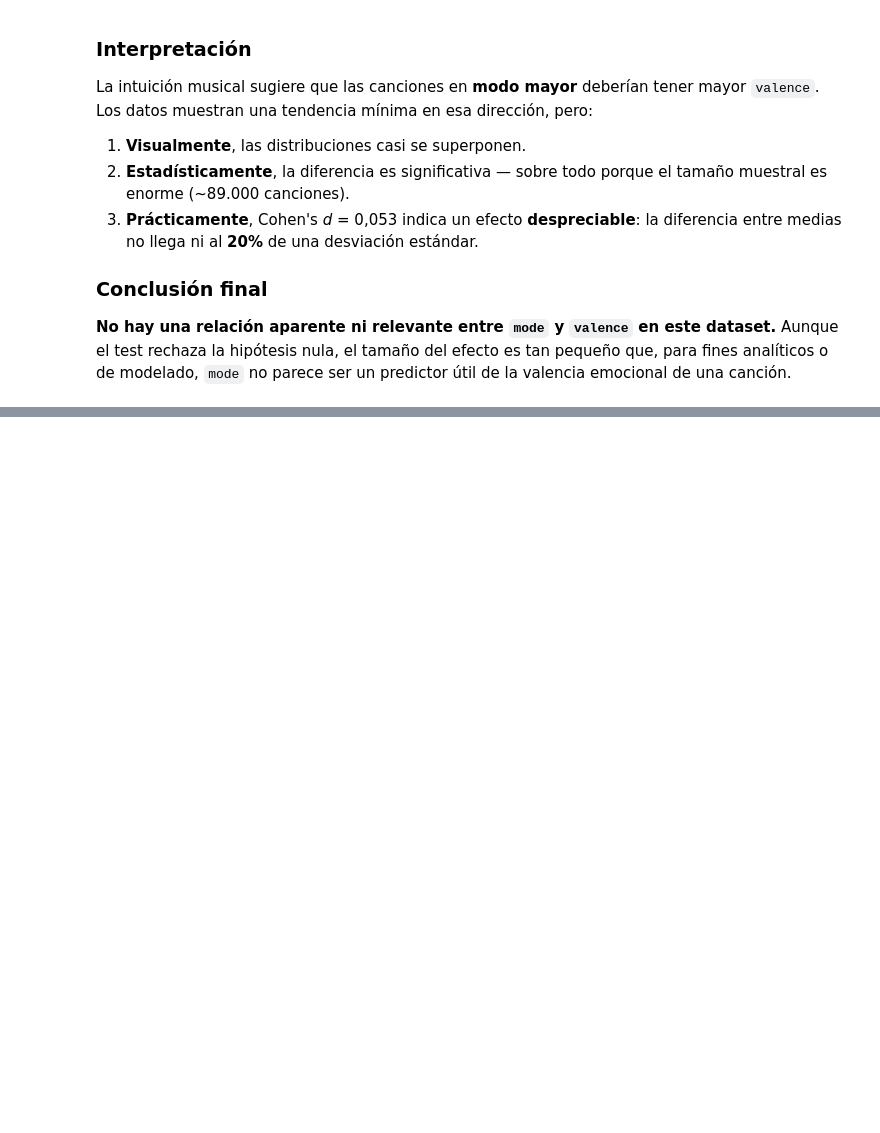
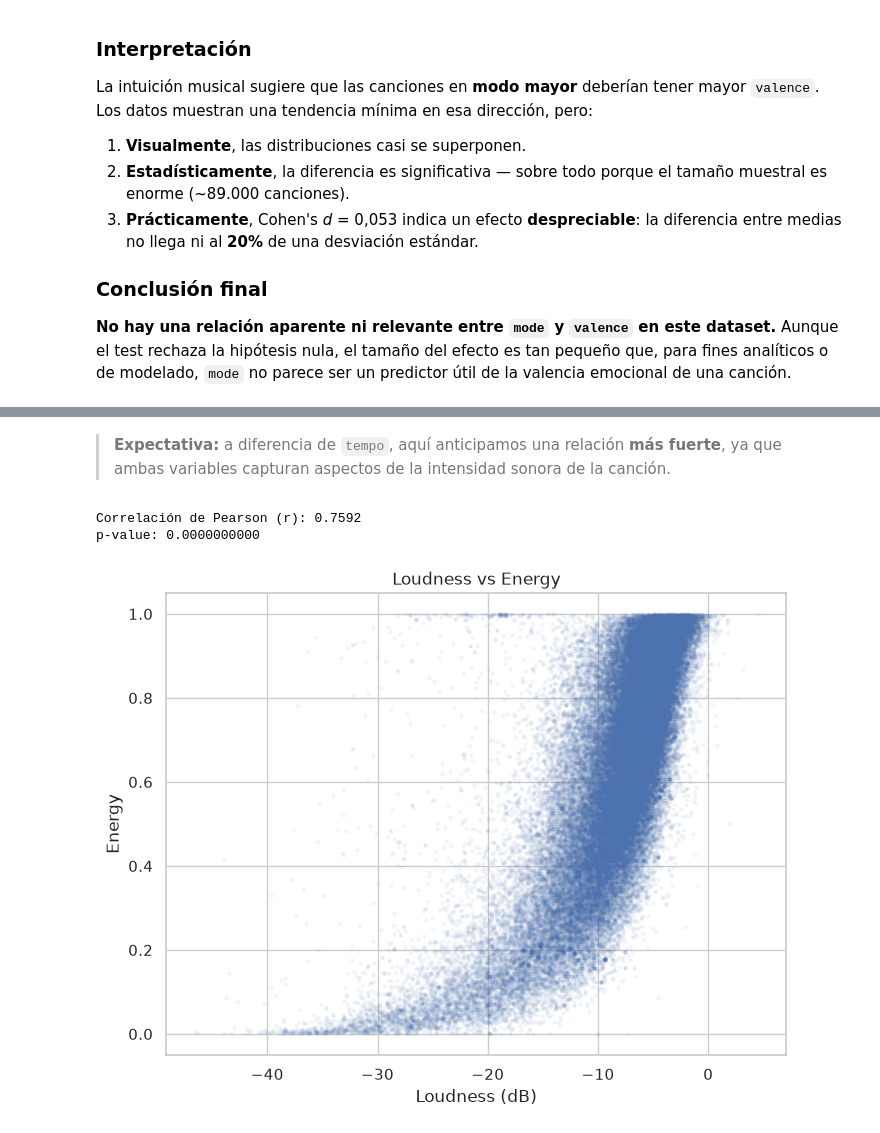
Before and after one commit to JuanDa72/music-mood-analysis, a Jupyter notebook: notebooks/02_hypothesis_testing.ipynb, the cells around one changed output, grey strips where cells are left out. Saved outputs shown, nothing was run; the diff lists cells and outputs as text; code cells hidden in the pictures; blank space fills up the shorter version.

```diff
--- a/notebooks/02_hypothesis_testing.ipynb
+++ b/notebooks/02_hypothesis_testing.ipynb
@@ -188,0 +272,18 @@ La intuición musical sugiere que las canciones en **modo mayor** deberían tene
+# %% [markdown]
+> **Expectativa:** a diferencia de `tempo`, aquí anticipamos una relación **más fuerte**, ya que ambas variables capturan aspectos de la intensidad sonora de la canción.
+# %%
+corr, p_value = stats.pearsonr(df_clean['loudness'], df_clean['energy'])
+print(f"Correlación de Pearson (r): {corr:.4f}")
+print(f"p-value: {p_value:.10f}")
+# %% [output]
+Correlación de Pearson (r): 0.7592
+p-value: 0.0000000000
+# %%
+plt.figure(figsize=(8, 6))
+plt.scatter(df_clean['loudness'], df_clean['energy'], alpha=0.05, s=5)
+plt.xlabel('Loudness (dB)')
+plt.ylabel('Energy')
+plt.title('Loudness vs Energy')
+plt.show()
+# %% [output]
+[figure, added]
```
Also changed, not shown: parts of 9 cells of this notebook.
